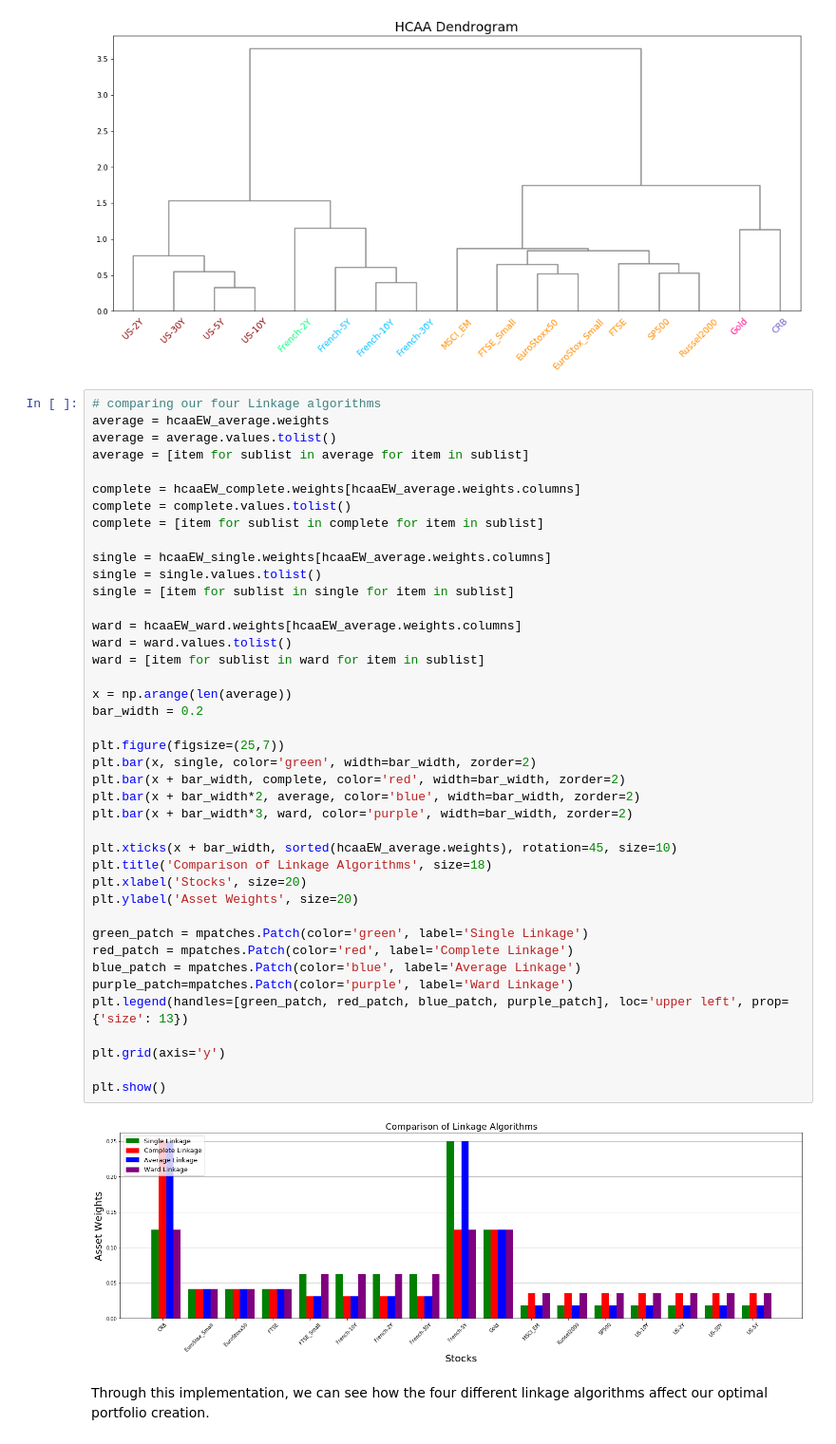
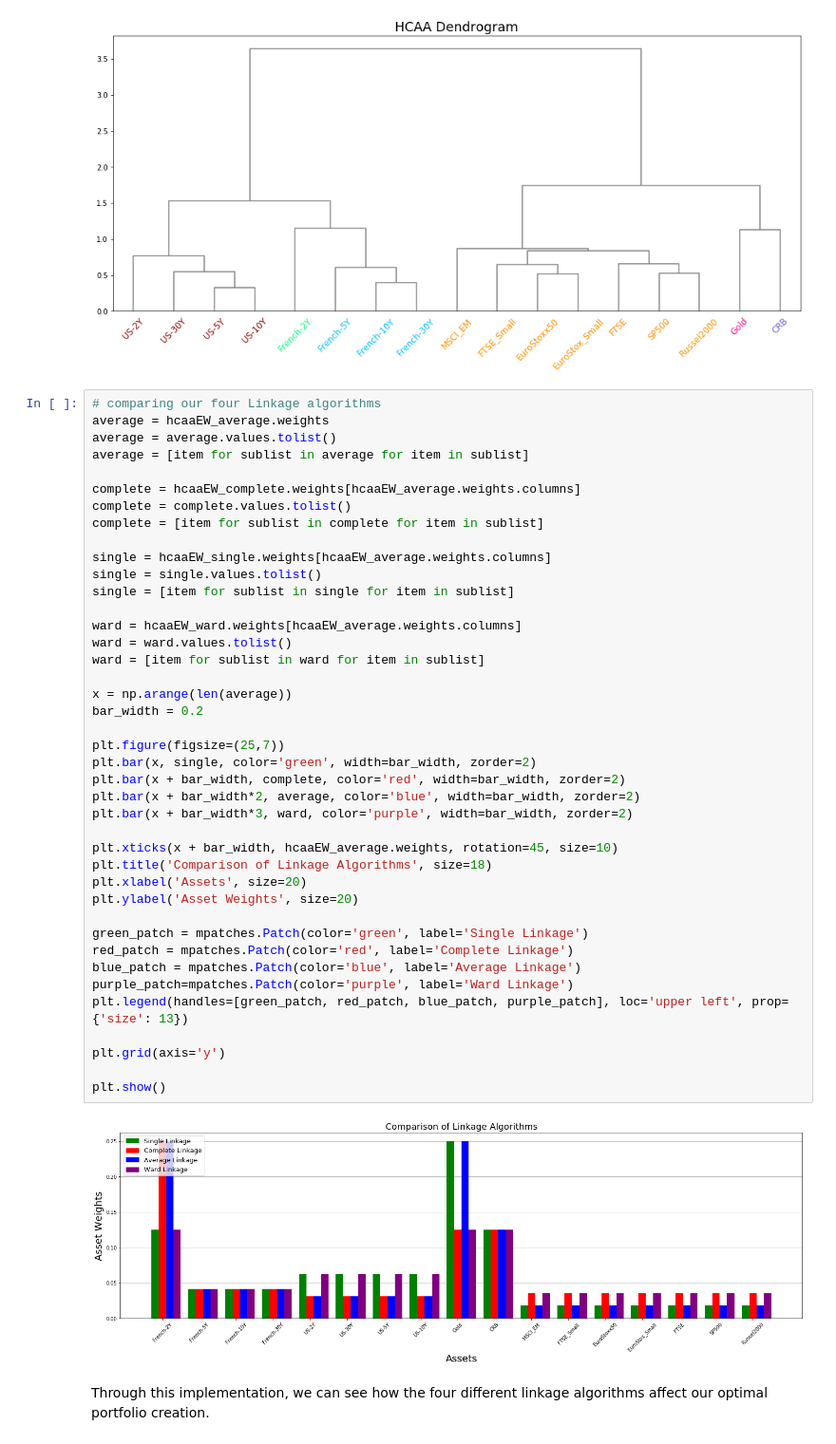
Before and after one commit to tzw101/research, a Jupyter notebook: Portfolio Optimisation Tutorials/Hierarchical Clustering Asset Allocation (HCAA)/HCAA Tutorial Notebook.ipynb, the cells around one changed output. Shown at 95% size. Drawn from its saved outputs; the diff is of its cells as text.

```diff
--- a/Portfolio Optimisation Tutorials/Hierarchical Clustering Asset Allocation (HCAA)/HCAA Tutorial Notebook.ipynb
+++ b/Portfolio Optimisation Tutorials/Hierarchical Clustering Asset Allocation (HCAA)/HCAA Tutorial Notebook.ipynb
@@ -220,36 +220,36 @@ complete = [item for sublist in complete for item in sublist]
 single = hcaaEW_single.weights[hcaaEW_average.weights.columns]
 single = single.values.tolist()
 single = [item for sublist in single for item in sublist]
 
 ward = hcaaEW_ward.weights[hcaaEW_average.weights.columns]
 ward = ward.values.tolist()
 ward = [item for sublist in ward for item in sublist]
 
 x = np.arange(len(average))
 bar_width = 0.2
 
 plt.figure(figsize=(25,7))
 plt.bar(x, single, color='green', width=bar_width, zorder=2)
 plt.bar(x + bar_width, complete, color='red', width=bar_width, zorder=2)
 plt.bar(x + bar_width*2, average, color='blue', width=bar_width, zorder=2)
 plt.bar(x + bar_width*3, ward, color='purple', width=bar_width, zorder=2)
 
-plt.xticks(x + bar_width, sorted(hcaaEW_average.weights), rotation=45, size=10)
+plt.xticks(x + bar_width, hcaaEW_average.weights, rotation=45, size=10)
 plt.title('Comparison of Linkage Algorithms', size=18)
-plt.xlabel('Stocks', size=20)
+plt.xlabel('Assets', size=20)
 plt.ylabel('Asset Weights', size=20)
 
 green_patch = mpatches.Patch(color='green', label='Single Linkage')
 red_patch = mpatches.Patch(color='red', label='Complete Linkage')
 blue_patch = mpatches.Patch(color='blue', label='Average Linkage')
 purple_patch=mpatches.Patch(color='purple', label='Ward Linkage')
 plt.legend(handles=[green_patch, red_patch, blue_patch, purple_patch], loc='upper left', prop={'size': 13})
 
 plt.grid(axis='y')
 
 plt.show()
 # %% [output]
-[figure, old version]
+[figure, new version]
 # %% [markdown]
 Through this implementation, we can see how the four different linkage algorithms affect our optimal portfolio creation.
 # %% [markdown]
```
Also changed, not shown: parts of 11 cells of this notebook.
